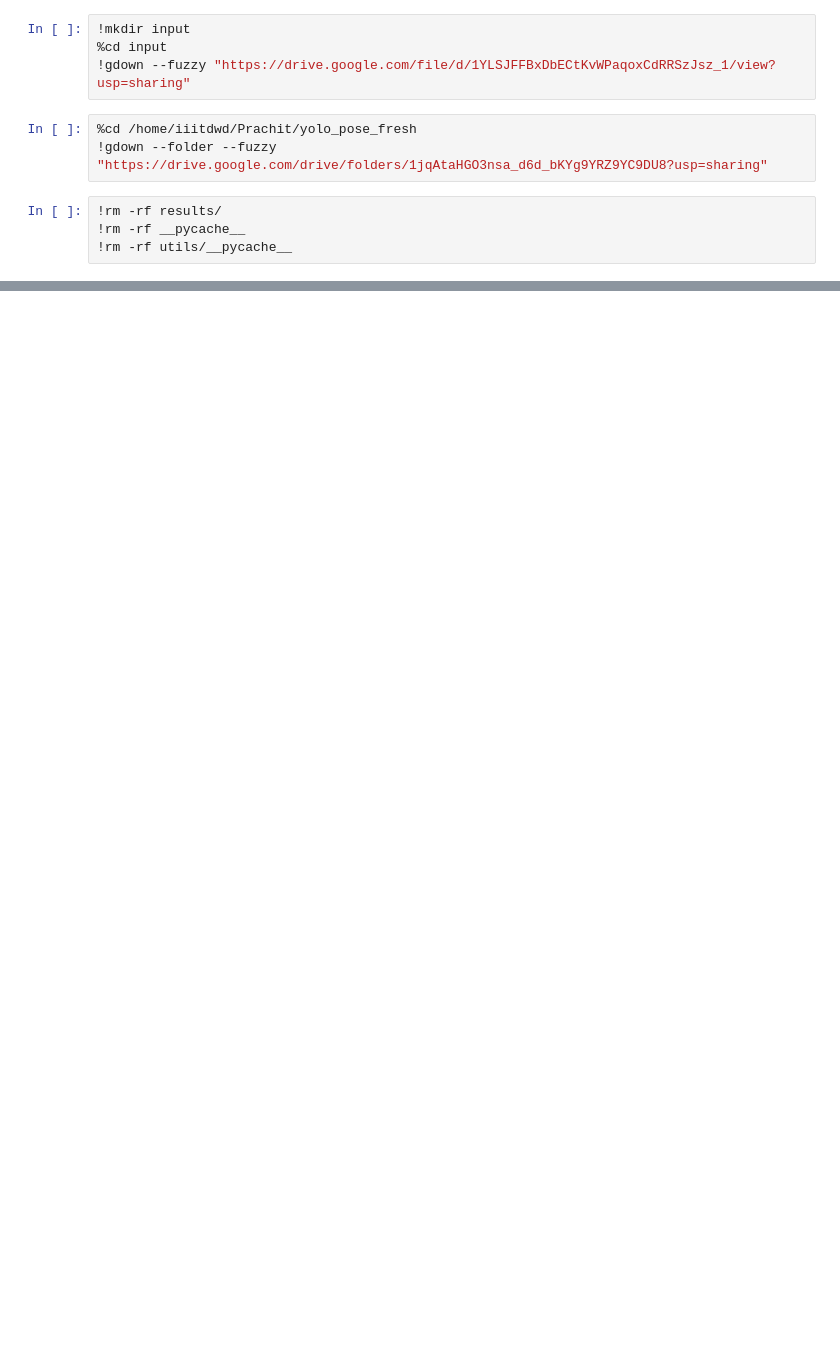
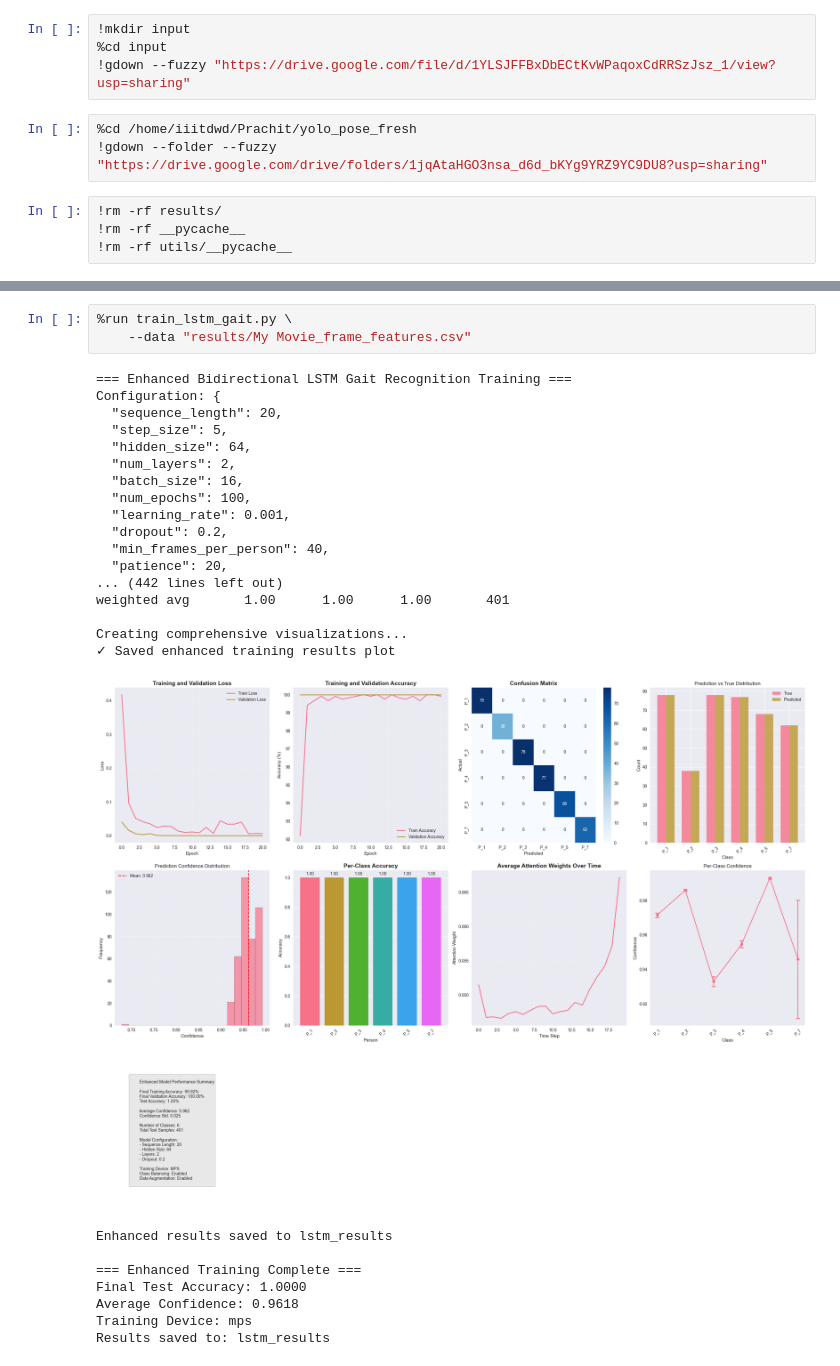
Before and after one commit to PrachitDeshinge-324/yolo_pose_fresh, a Jupyter notebook: execution.ipynb, the cells around one changed output, grey strips where cells are left out. Cells and saved outputs as stored; diff of their text form; blank space fills up the shorter version.

```diff
--- a/execution.ipynb
+++ b/execution.ipynb
@@ -42,0 +43,29 @@ TypeError: 'NoneType' object is not iterable
+# %%
+%run train_lstm_gait.py \
+    --data "results/My Movie_frame_features.csv"
+# %% [output]
+=== Enhanced Bidirectional LSTM Gait Recognition Training ===
+Configuration: {
+  "sequence_length": 20,
+  "step_size": 5,
+  "hidden_size": 64,
+  "num_layers": 2,
+  "batch_size": 16,
+  "num_epochs": 100,
+  "learning_rate": 0.001,
+  "dropout": 0.2,
+  "min_frames_per_person": 40,
+  "patience": 20,
+... (442 lines left out)
+weighted avg       1.00      1.00      1.00       401
+
+Creating comprehensive visualizations...
+✓ Saved enhanced training results plot
+[figure, added]
+Enhanced results saved to lstm_results
+
+=== Enhanced Training Complete ===
+Final Test Accuracy: 1.0000
+Average Confidence: 0.9618
+Training Device: mps
+Results saved to: lstm_results
```
Also changed, not shown: parts of 2 cells of this notebook, 7 other files.
